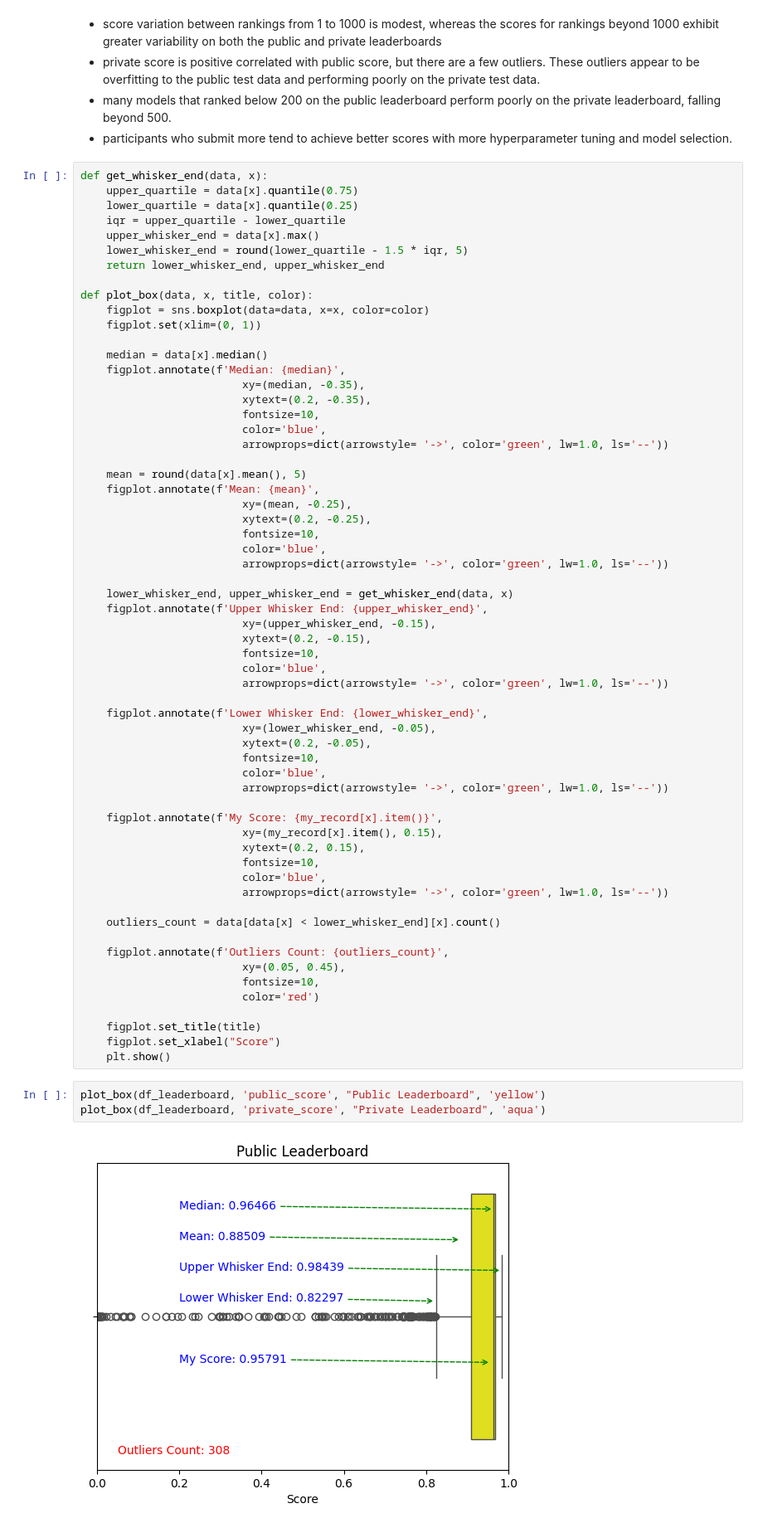
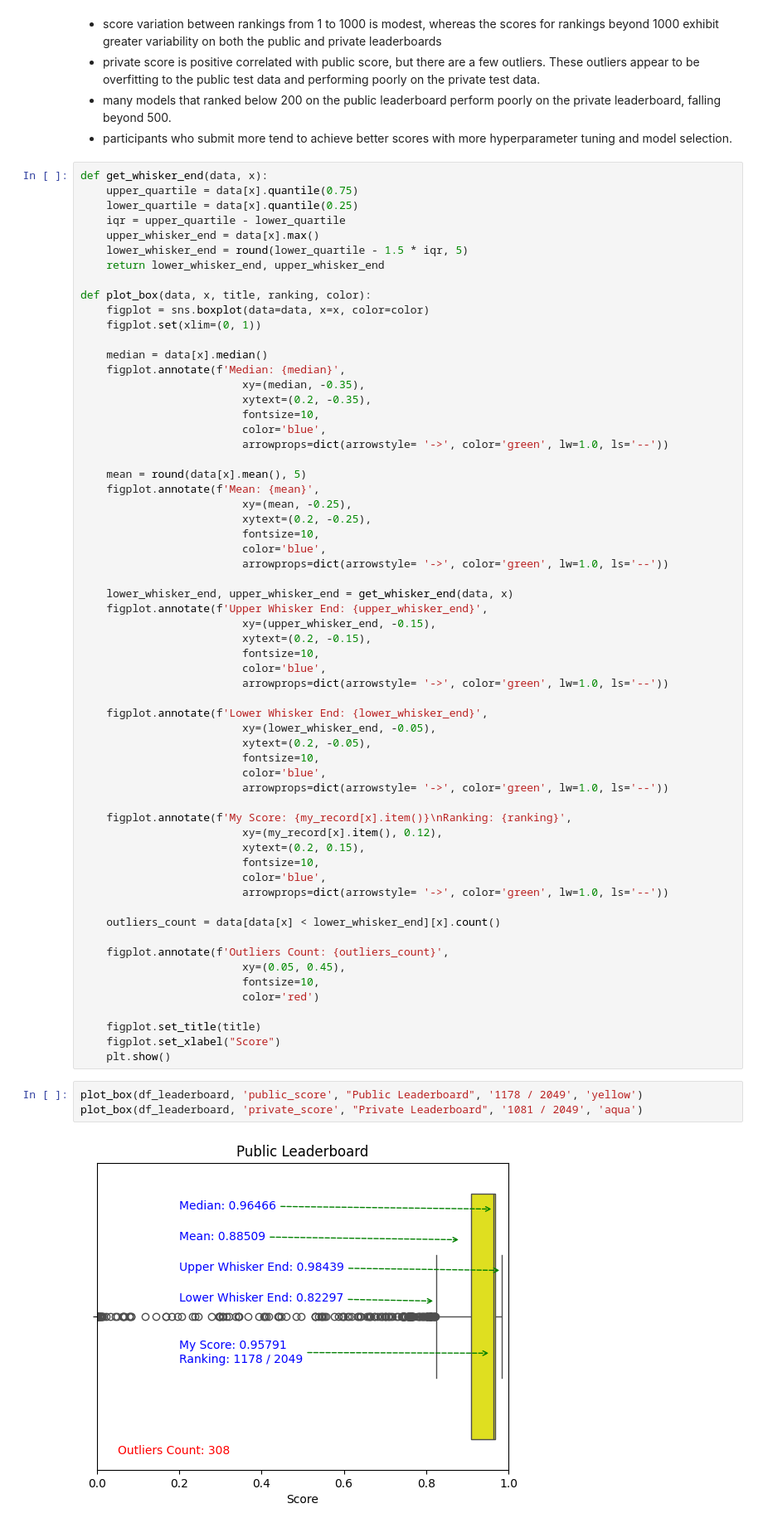
Before and after one commit to Bsting/pii-data-detection, a Jupyter notebook: leaderboard-eda.ipynb, the cells around one changed output. Shown at 83% size. Drawn from its saved outputs; the diff is of its cells as text.

```diff
--- a/leaderboard-eda.ipynb
+++ b/leaderboard-eda.ipynb
@@ -174,7 +174,7 @@ def get_whisker_end(data, x):
     lower_whisker_end = round(lower_quartile - 1.5 * iqr, 5)
     return lower_whisker_end, upper_whisker_end
 
-def plot_box(data, x, title, color):
+def plot_box(data, x, title, ranking, color):
     figplot = sns.boxplot(data=data, x=x, color=color)
     figplot.set(xlim=(0, 1))
 
@@ -209,8 +209,8 @@ def plot_box(data, x, title, color):
                          color='blue',
                          arrowprops=dict(arrowstyle= '->', color='green', lw=1.0, ls='--'))
 
-    figplot.annotate(f'My Score: {my_record[x].item()}',
-                         xy=(my_record[x].item(), 0.15),
+    figplot.annotate(f'My Score: {my_record[x].item()}\nRanking: {ranking}',
+                         xy=(my_record[x].item(), 0.12),
                          xytext=(0.2, 0.15),
                          fontsize=10,
                          color='blue',
@@ -227,7 +227,7 @@ def plot_box(data, x, title, color):
     figplot.set_xlabel("Score")
     plt.show()
 # %%
-plot_box(df_leaderboard, 'public_score', "Public Leaderboard", 'yellow')
-plot_box(df_leaderboard, 'private_score', "Private Leaderboard", 'aqua')
+plot_box(df_leaderboard, 'public_score', "Public Leaderboard", '1178 / 2049', 'yellow')
+plot_box(df_leaderboard, 'private_score', "Private Leaderboard", '1081 / 2049', 'aqua')
 # %% [output]
-[figure, old version]
+[figure, new version]
```
Also changed, not shown: parts of 1 cell of this notebook, 1 other file.
